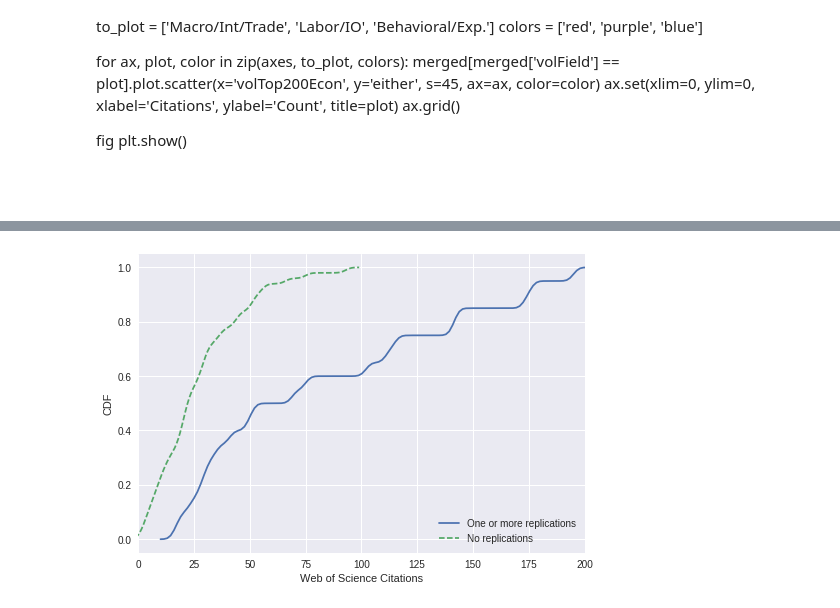
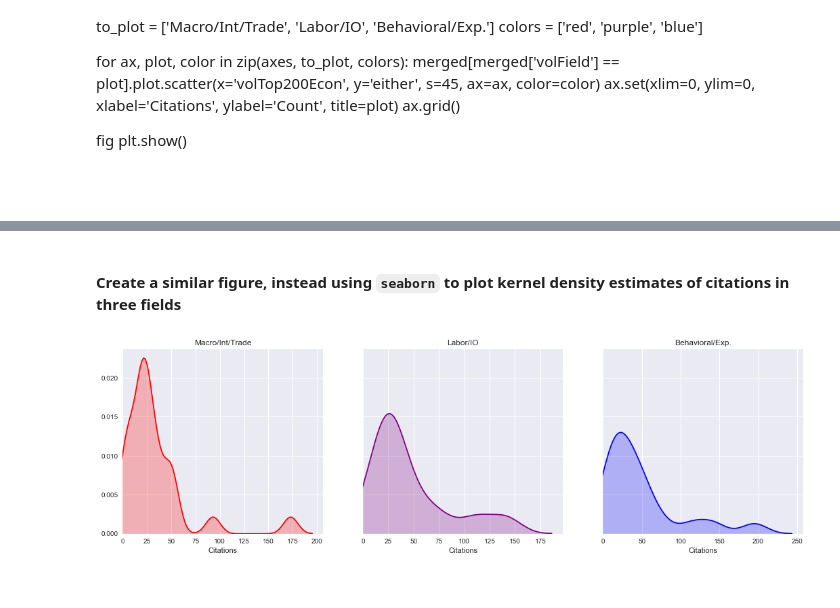
Before and after one commit to QuantEcon/phd_workshops, a Jupyter notebook: Natasha/intro-to-data-analysis-plotting.ipynb, the cells around one changed output, grey strips where cells are left out. Cells and saved outputs as stored; diff of their text form; code cells hidden in the pictures.

```diff
--- a/Natasha/intro-to-data-analysis-plotting.ipynb
+++ b/Natasha/intro-to-data-analysis-plotting.ipynb
@@ -657,3 +735,7 @@ fig, ax = plt.subplots(figsize=(10, 8))
+# %%
+plt.style.use('default') # reset style - seaborn changed the style when we plotted seaborn figures before
+
+fig, ax = plt.subplots()
 # %%
 type(fig)
 # %% [output]
@@ -800,4 +824,6 @@ Can you recreate the figure using the `kdeplot` function from `seaborn`? Hint: h
+# %% [markdown]
+#### Create a similar figure, instead using `seaborn` to plot kernel density estimates of citations in three fields
 # %%
-Image('./plot_exer3.png')
+Image('./plot_exer4.png')
 # %% [output]
-[figure, old version]
+[figure, new version]
```
Also changed, not shown: parts of 59 cells of this notebook, 1 other file.
